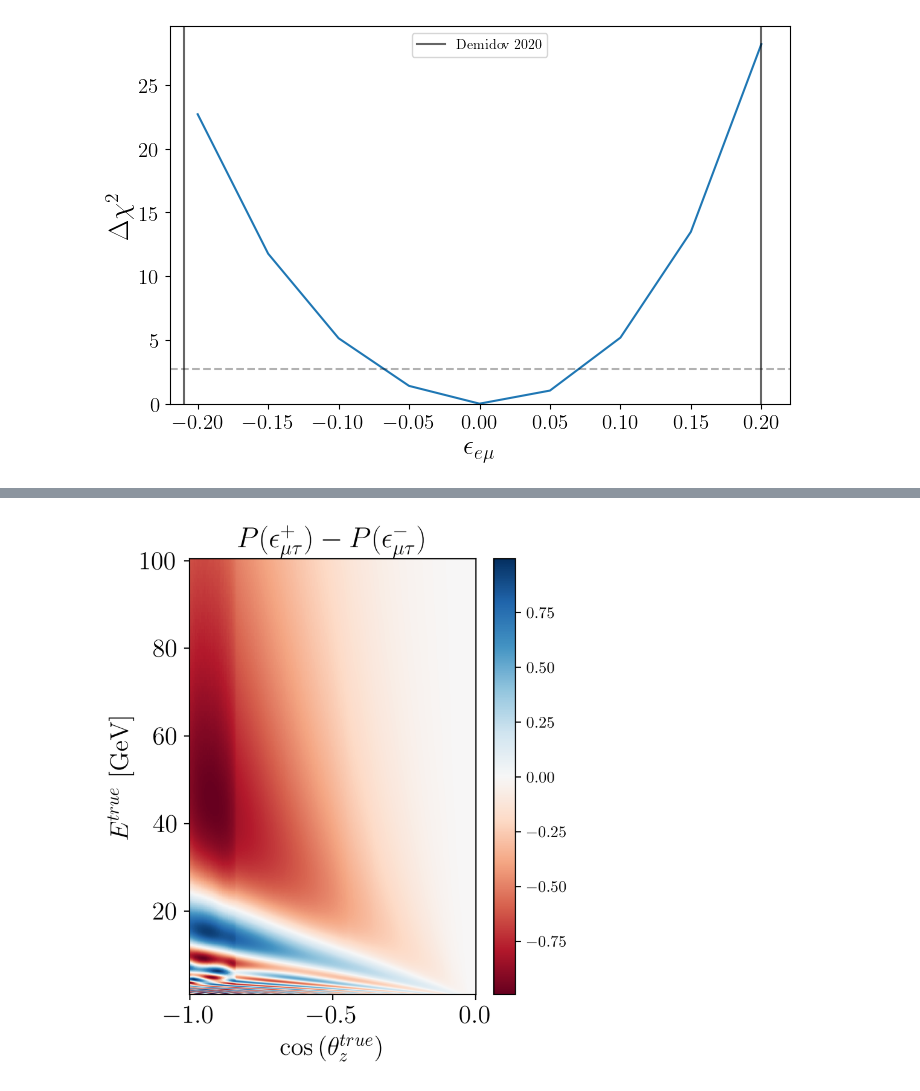
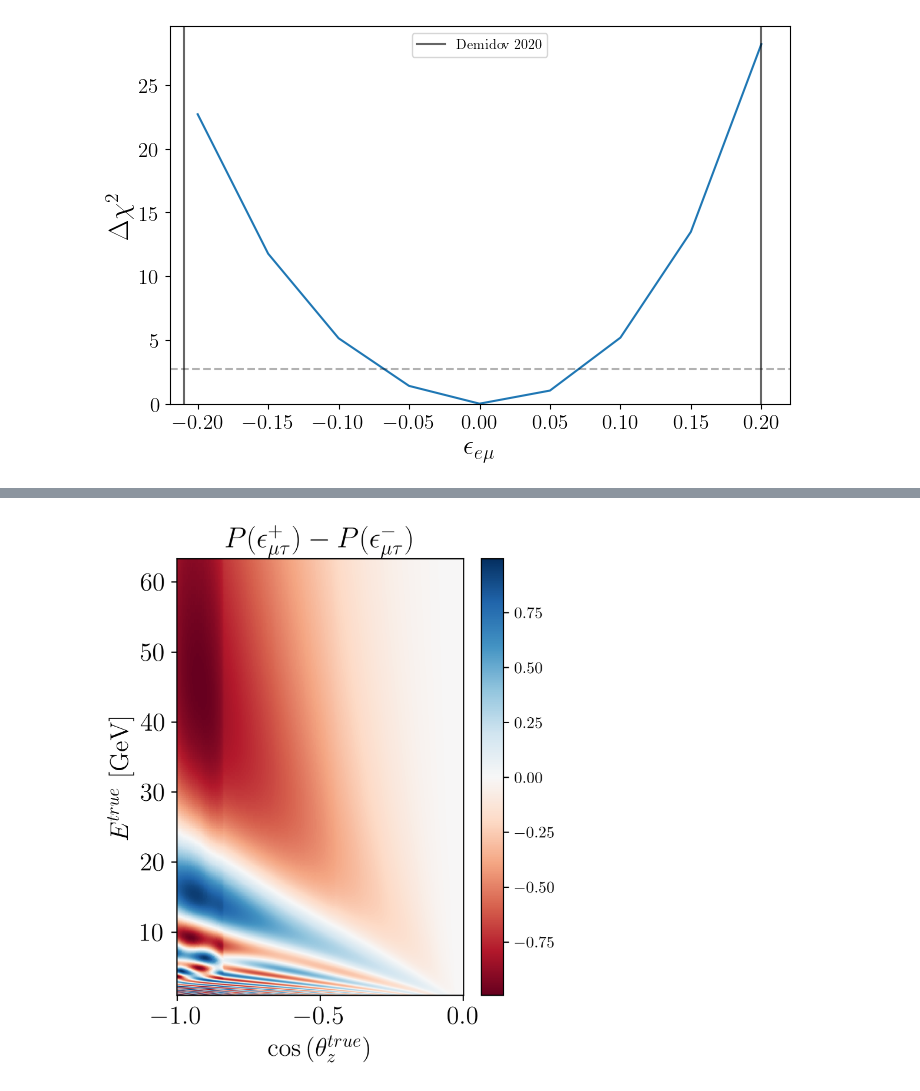
Before and after one commit to Sjoeborg/thesis, a Jupyter notebook: notebooks/DC/analysis.ipynb, the cells around one changed output, grey strips where cells are left out. Cells and saved outputs as stored; diff of their text form; code cells hidden in the pictures.

```diff
--- a/notebooks/DC/analysis.ipynb
+++ b/notebooks/DC/analysis.ipynb
@@ -26,11 +26,11 @@ matplotlib.rc('text.latex', preamble=r'\usepackage{amsmath}')
 np.set_printoptions(linewidth=200)
 Ebins_2018_midpoints = Ebins_2018[0:-1] +np.diff(Ebins_2018)/2
 # %%
-name = '1x1x1x1x9x9'
-track = pickle.load(open(f'./pre_computed/H1_NO_PINGU_1_{name}.p','rb'))
-cascade = pickle.load(open(f'./pre_computed/H1_NO_PINGU_0_{name}.p','rb'))
+name = '5x5x1x1x1x9'
+track = pickle.load(open(f'./pre_computed/H1_NO_DC_1_{name}.p','rb'))
+cascade = pickle.load(open(f'./pre_computed/H1_NO_DC_0_{name}.p','rb'))
 new = np.concatenate((cascade,track), axis=1)
-new_name = f'H1_NO_PINGU_1_{name}.p'.replace('_1_','_')
+new_name = f'H1_NO_DC_1_{name}.p'.replace('_1_','_')
 pickle.dump(new,open(f'./pre_computed/{new_name}','wb'))
 # %%
 sigma_a = 0.25
@@ -38,15 +38,16 @@ sigma_b = 0.04
 f = 1
 ndim = 3
 livetime = 3*365*24*3600 #Effective livetime table1 DC2019 2.45
+
+ett = 7e-2
+emt = 3e-2
+eem = 3e-1
+eet = 3e-1
 # %%
 marginalized_arrays_NO=[]
 marginalized_arrays_IO=[]
 nsi_param_range=[]
-N = 10 - 2
-sigma_a = 0.25
-sigma_b = 0.04
-f = 0#.05
-for ordering in ['NO','IO']:
+for ordering in ['NO']:
     for i,nsi_param in enumerate(['ett','emt','eem','eet']):
         ettN,emtN,eemN,eetN = 0,0,0,0
         if nsi_param == 'ett':
@@ -57,12 +58,15 @@ for ordering in ['NO','IO']:
             eemN = 1
         elif nsi_param == 'eet':
             eetN = 1
-        dm31_range, th23_range,ett_range, emt_range, eem_range, eet_range = get_param_list(dm31N= 5, th23N = 5,
-                                                                                        ett = 5e-2, ettN = N*(ettN)+1,
-                                                                                        emt = 2e-2, emtN = N*(emtN)+1,
-                                                                                        eem = 2e-1, eemN = N*(eemN)+1,
-                                                                                        eet = 2e-1 , eetN = N*(eetN)+1,
-                                                                                        IO = True if ordering == 'IO' else False)
+
+        dm31_range, th23_range,ett_range, emt_range, eem_range, eet_range = get_param_list(dm31N=5,
+                                                                                    th23N=5,
+                                                                            ett_tuple=(-ett,ett,9*ettN+1),
+                                                                            emt_tuple=(-emt,emt,9*emtN+1),
+                                                                            eem_tuple=(-eem,eem,9*eemN+1),
+                                                                            eet_tuple=(-eet,eet,9*eetN+1),
+                                                                            IO=False if ordering=='NO' else True)
+
         param_dict = nufit_params_nsi_IO if ordering == 'IO' else nufit_params_nsi
         param_list = list_of_params_nsi(param_dict, dm31_range, th23_range,ett_range, emt_range, eem_range,eet_range)
         try:
@@ -433,16 +272,16 @@ Pmx_pos = pickle.load(open('./pre_computed/Pmx_pos.p','rb'))
 # %%
 import matplotlib.colors as colors
 
 fig, ax = plt.subplots(1,1, figsize=(4,5))
-c=ax.pcolormesh(z_range, E_range, Pmx_pos[1].T - Pmx_neg[1].T,cmap='RdBu',edgecolor=None, shading = 'auto', rasterized=True)#,norm=colors.CenteredNorm(1))
+c=ax.pcolormesh(z_range, E_range[0:450], (Pmx_pos[1].T - Pmx_neg[1].T)[0:450,:],cmap='RdBu',edgecolor=None, shading = 'auto', rasterized=True)#,norm=colors.CenteredNorm(1))
 ax.set_title(r'$P(\epsilon^+_{\mu\tau}) - P(\epsilon^-_{\mu\tau})$', fontsize=18)
 ax.set_xlabel(r'$\cos{(\theta^{true}_z)}$', fontsize=16)
 ax.tick_params(labelsize=16)
 ax.set_ylabel(r'$E^{true}\,\,\mathrm{[GeV]}$', fontsize=16)
 cbar = fig.colorbar(c, ax=ax)
 plt.savefig('./article/figures/Pmm_asymmetry.pdf', bbox_inches="tight")
 # %% [output]
-[figure, old version]
+[figure, new version]
 # %%
 from plotter import P_over_E_parameter
 E_range = np.logspace(0,2,100)
```
Also changed, not shown: parts of 20 cells of this notebook, 6 other files.
